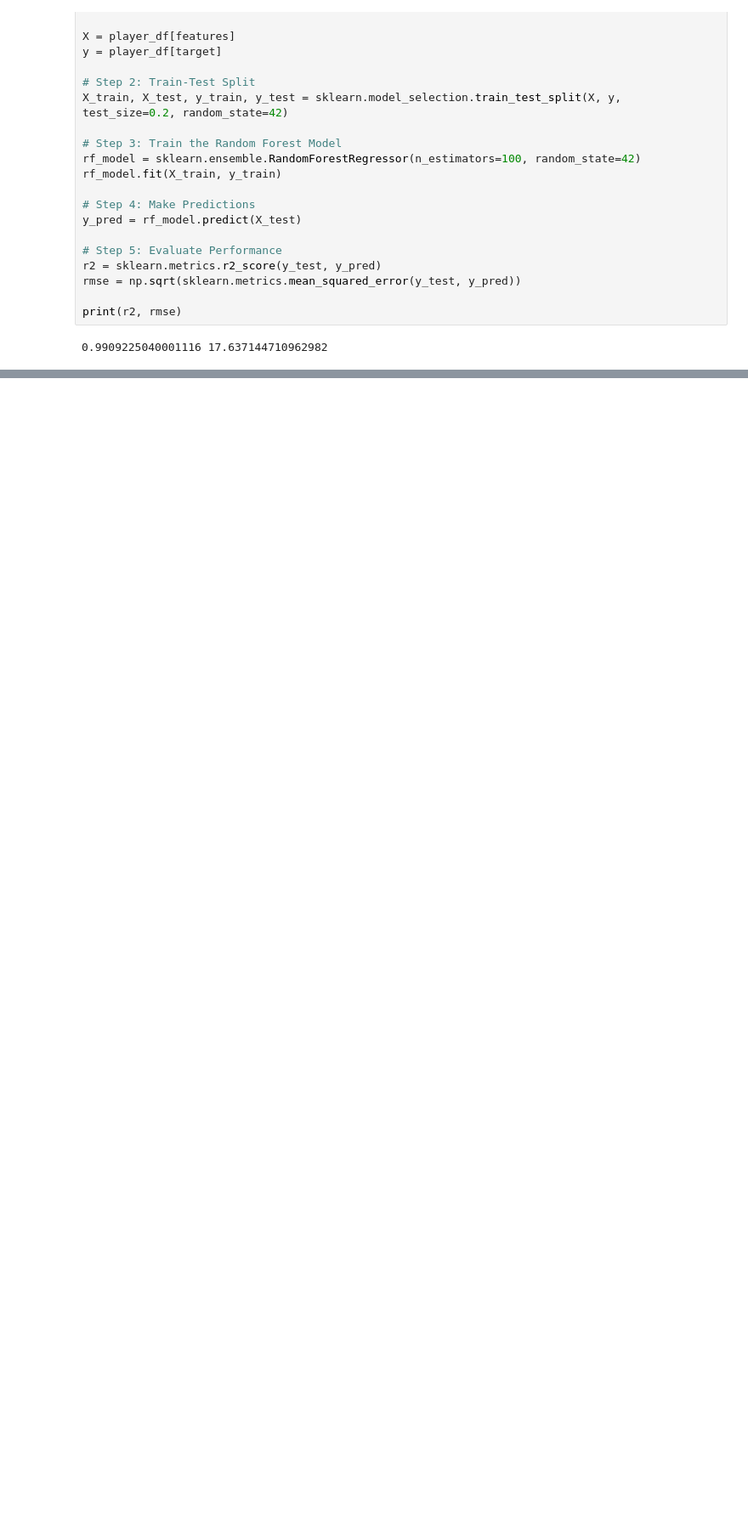
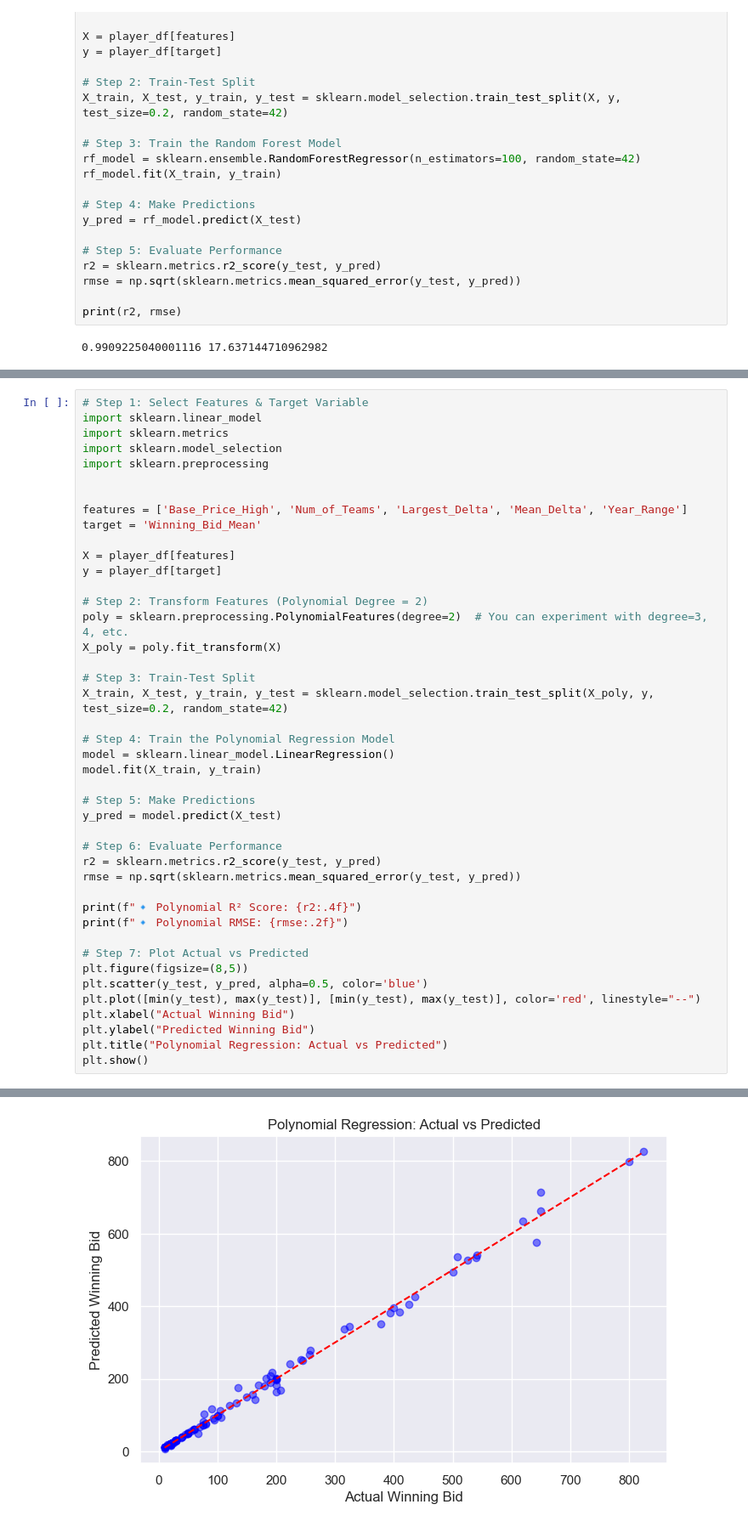
Before and after one commit to arhamaneeq/CFA_Analytics_Induction, a Jupyter notebook: prelim.ipynb, the cells around one changed output, grey strips where cells are left out. Shown at 85% size. Saved outputs shown, nothing was run; the diff lists cells and outputs as text; blank space fills up the shorter version.

```diff
--- a/prelim.ipynb
+++ b/prelim.ipynb
@@ -951,0 +1003,44 @@ print(r2, rmse)
+# %%
+# Step 1: Select Features & Target Variable
+import sklearn.linear_model
+import sklearn.metrics
+import sklearn.model_selection
+import sklearn.preprocessing
+
+
+features = ['Base_Price_High', 'Num_of_Teams', 'Largest_Delta', 'Mean_Delta', 'Year_Range']
+target = 'Winning_Bid_Mean'
+
+X = player_df[features]
+y = player_df[target]
+
+# Step 2: Transform Features (Polynomial Degree = 2)
+poly = sklearn.preprocessing.PolynomialFeatures(degree=2)  # You can experiment with degree=3, 4, etc.
+X_poly = poly.fit_transform(X)
+
+# Step 3: Train-Test Split
+X_train, X_test, y_train, y_test = sklearn.model_selection.train_test_split(X_poly, y, test_size=0.2, random_state=42)
+
+# Step 4: Train the Polynomial Regression Model
+model = sklearn.linear_model.LinearRegression()
+model.fit(X_train, y_train)
+
+# Step 5: Make Predictions
+y_pred = model.predict(X_test)
+
+# Step 6: Evaluate Performance
+r2 = sklearn.metrics.r2_score(y_test, y_pred)
+rmse = np.sqrt(sklearn.metrics.mean_squared_error(y_test, y_pred))
+
+print(f"🔹 Polynomial R² Score: {r2:.4f}")
+print(f"🔹 Polynomial RMSE: {rmse:.2f}")
+
+# Step 7: Plot Actual vs Predicted
+plt.figure(figsize=(8,5))
+plt.scatter(y_test, y_pred, alpha=0.5, color='blue')
+plt.plot([min(y_test), max(y_test)], [min(y_test), max(y_test)], color='red', linestyle="--")
+plt.xlabel("Actual Winning Bid")
+plt.ylabel("Predicted Winning Bid")
+plt.title("Polynomial Regression: Actual vs Predicted")
+plt.show()
+# %% [output]
@@ -951,0 +1049 @@ print(r2, rmse)
+[figure, added]
```
Also changed, not shown: parts of 12 cells of this notebook.
